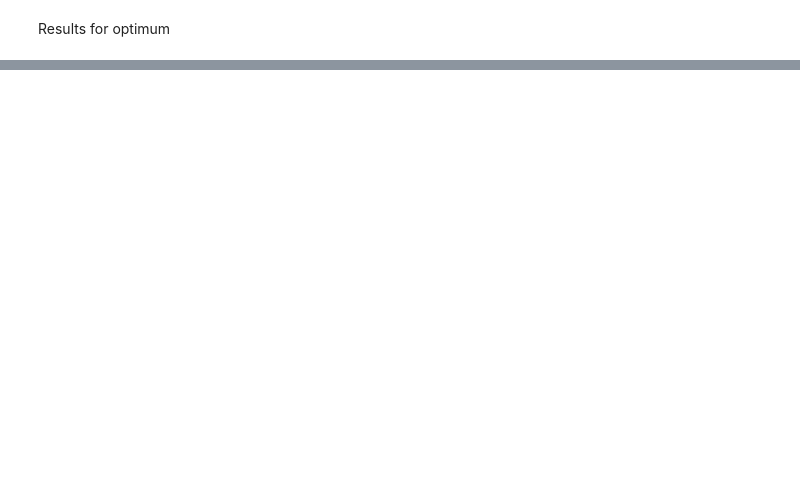
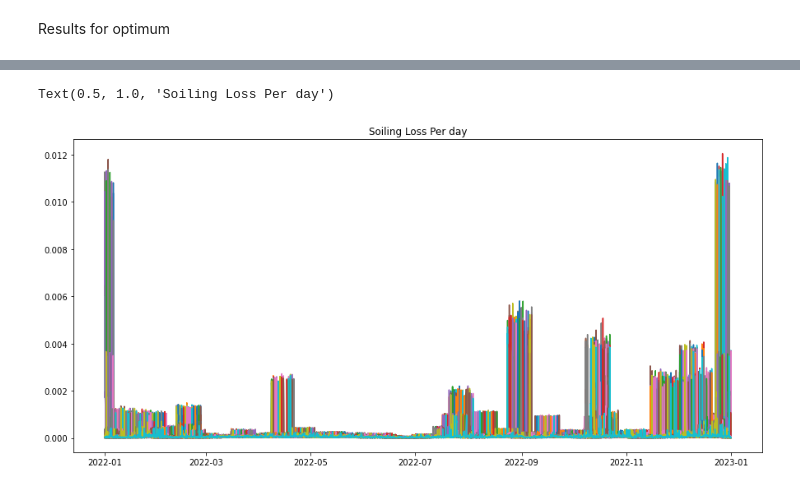
Before and after one commit to cholette/HelioSoil, a Jupyter notebook: heuristic_optimization.ipynb, the cells around one changed output, grey strips where cells are left out. Cells and saved outputs as stored; diff of their text form; code cells hidden in the pictures; blank space fills up the shorter version.

```diff
--- a/heuristic_optimization.ipynb
+++ b/heuristic_optimization.ipynb
@@ -130,0 +228,11 @@ ax.legend()
+# %%
+ax = plt.subplot()
+df = opt.field_model.helios.delta_soiled_area
+t = opt.simulation_data.time
+for f in df.keys():
+    ax.plot(t[f],df[f].mean(axis=0))
+
+ax.set_title('Soiling Loss Per day')
+# %% [output]
+Text(0.5, 1.0, 'Soiling Loss Per day')
+[figure, added]
```
Also changed, not shown: parts of 11 cells of this notebook, 3 other files.
